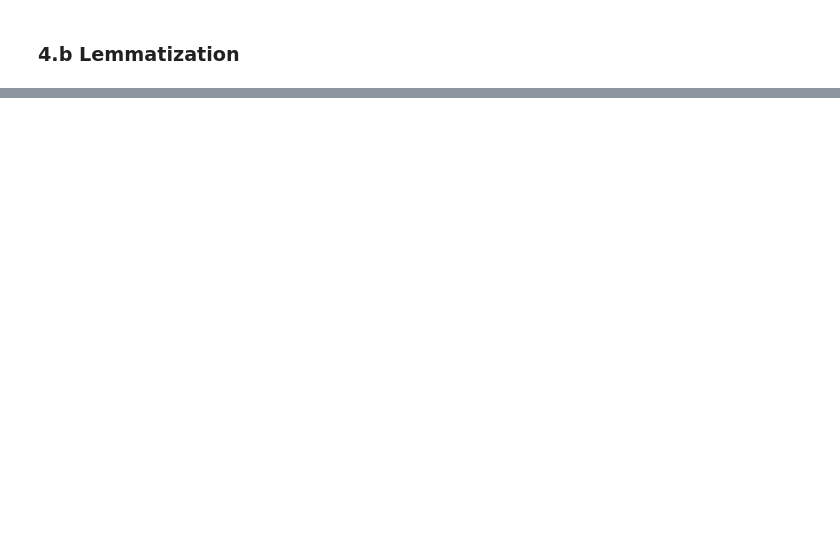
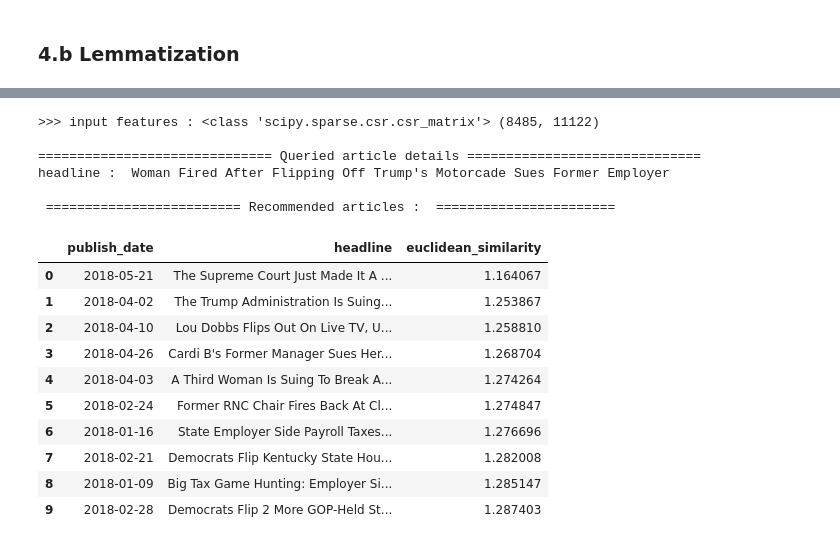
Before and after one commit to sam351/TIL2021, a Jupyter notebook: kaggle_news-recommend/News-Category-Dataset_01_recommend.ipynb, the cells around one changed output, grey strips where cells are left out. Saved outputs shown, nothing was run; the diff lists cells and outputs as text; code cells hidden in the pictures; blank space fills up the shorter version.

```diff
--- a/kaggle_news-recommend/News-Category-Dataset_01_recommend.ipynb
+++ b/kaggle_news-recommend/News-Category-Dataset_01_recommend.ipynb
@@ -205,0 +288,27 @@ Wall time: 6.71 s
+# %%
+tfidf_vectorizer = TfidfVectorizer(min_df = 0)
+tfidf_features = tfidf_vectorizer.fit_transform(news_articles_temp['headline'])
+
+print('>>> input features :', type(tfidf_features), tfidf_features.shape, '\n')
+df = recommend_similar_txt(tfidf_features, row_index=query_idx, num_recommend=10, print_result=True)
+
+# using cosine metric
+# df = recommend_similar_txt(bow_features, row_index=query_idx, num_recommend=10, dist_metric='cosine', print_result=True)
+# %% [output]
+>>> input features : <class 'scipy.sparse.csr.csr_matrix'> (8485, 11122)
+
+============================== Queried article details ==============================
+headline :  Woman Fired After Flipping Off Trump's Motorcade Sues Former Employer
+
+ ========================= Recommended articles :  =======================
+|  | publish_date | headline | euclidean_similarity |
+| 0 | 2018-05-21 | The Supreme Court Just Made It A ... | 1.164067 |
+| 1 | 2018-04-02 | The Trump Administration Is Suing... | 1.253867 |
+| 2 | 2018-04-10 | Lou Dobbs Flips Out On Live TV, U... | 1.258810 |
+| 3 | 2018-04-26 | Cardi B's Former Manager Sues Her... | 1.268704 |
+| 4 | 2018-04-03 | A Third Woman Is Suing To Break A... | 1.274264 |
+| 5 | 2018-02-24 | Former RNC Chair Fires Back At Cl... | 1.274847 |
+| 6 | 2018-01-16 | State Employer Side Payroll Taxes... | 1.276696 |
+| 7 | 2018-02-21 | Democrats Flip Kentucky State Hou... | 1.282008 |
+| 8 | 2018-01-09 | Big Tax Game Hunting: Employer Si... | 1.285147 |
+| 9 | 2018-02-28 | Democrats Flip 2 More GOP-Held St... | 1.287403 |
```
Also changed, not shown: parts of 14 cells of this notebook.
